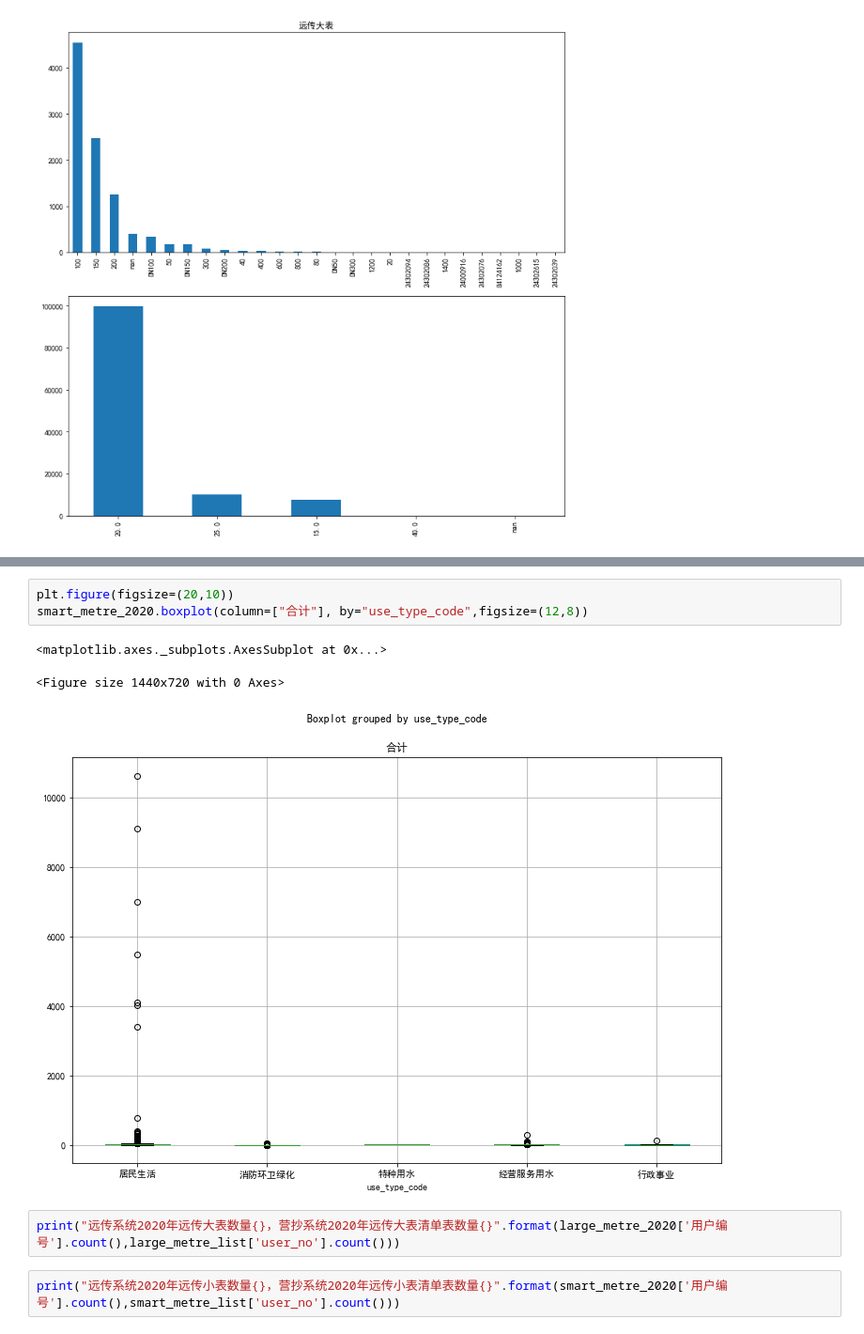
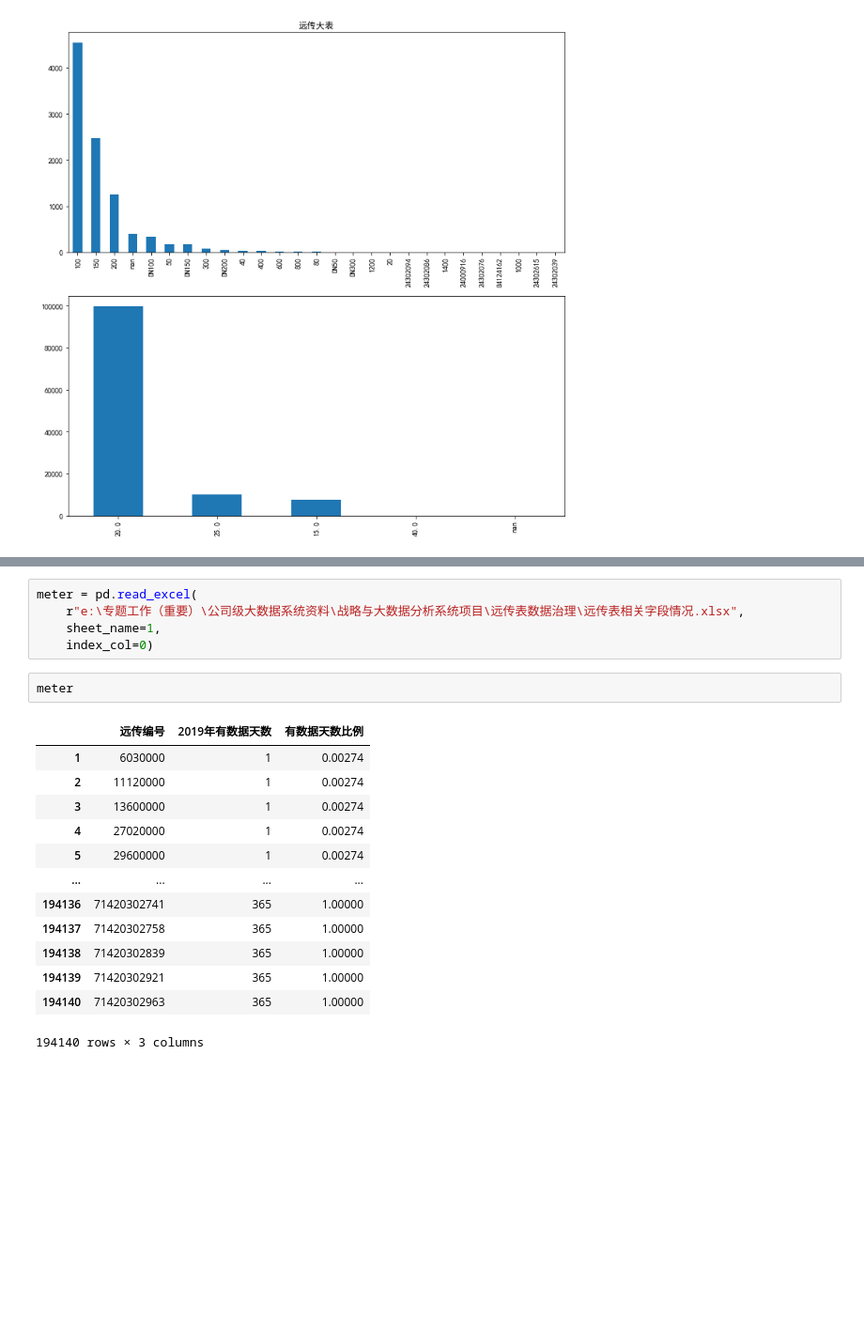
Before and after one commit to jayaston/mypyworks, a Jupyter notebook: 远传水表描述性分析.ipynb, the cells around one changed output, grey strips where cells are left out. Shown at 94% size. Drawn from its saved outputs; the diff is of its cells as text; blank space fills up the shorter version.

```diff
--- a/远传水表描述性分析.ipynb
+++ b/远传水表描述性分析.ipynb
@@ -601,11 +531,21 @@ large_metre_2020.boxplot(column=["合计"], by="use_type_code",figsize=(12,8))
-# %%
-plt.figure(figsize=(20,10))
-smart_metre_2020.boxplot(column=["合计"], by="use_type_code",figsize=(12,8))
-# %% [output]
-<matplotlib.axes._subplots.AxesSubplot at 0x...>
-<Figure size 1440x720 with 0 Axes>
-[figure, removed]
-# %%
-print("远传系统2020年远传大表数量{}，营抄系统2020年远传大表清单表数量{}".format(large_metre_2020['用户编号'].count(),large_metre_list['user_no'].count()))
-# %%
-print("远传系统2020年远传小表数量{}，营抄系统2020年远传小表清单表数量{}".format(smart_metre_2020['用户编号'].count(),smart_metre_list['user_no'].count()))
+# %%
+meter = pd.read_excel(
+    r"e:\专题工作（重要）\公司级大数据系统资料\战略与大数据分析系统项目\远传表数据治理\远传表相关字段情况.xlsx",
+    sheet_name=1,
+    index_col=0)
+# %%
+meter
+# %% [output]
+|  | 远传编号 | 2019年有数据天数 | 有数据天数比例 |
+| 1 | 6030000 | 1 | 0.00274 |
+| 2 | 11120000 | 1 | 0.00274 |
+| 3 | 13600000 | 1 | 0.00274 |
+| 4 | 27020000 | 1 | 0.00274 |
+| 5 | 29600000 | 1 | 0.00274 |
+| ... | ... | ... | ... |
+| 194136 | 71420302741 | 365 | 1.00000 |
+| 194137 | 71420302758 | 365 | 1.00000 |
+| 194138 | 71420302839 | 365 | 1.00000 |
+| 194139 | 71420302921 | 365 | 1.00000 |
+| 194140 | 71420302963 | 365 | 1.00000 |
+194140 rows × 3 columns
```
Also changed, not shown: parts of 13 cells of this notebook, 1 other file.
